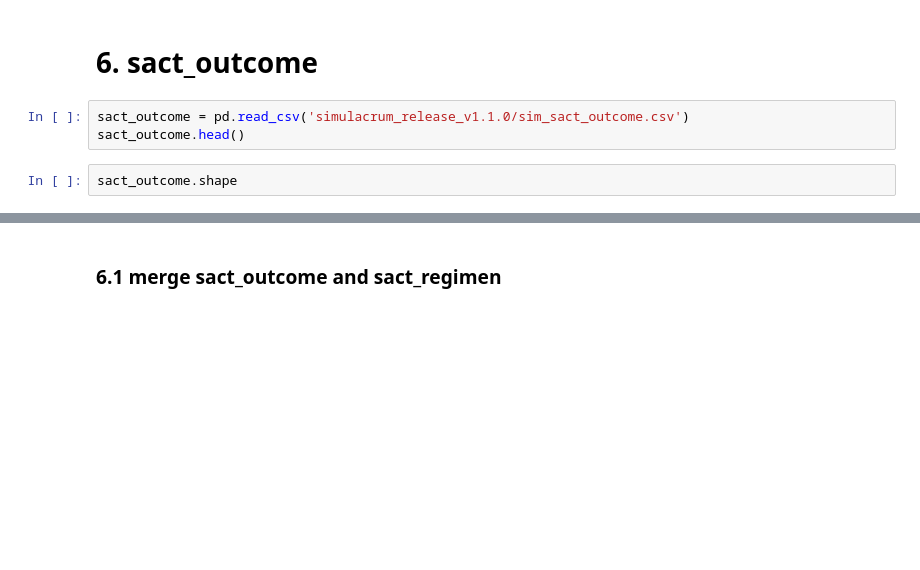
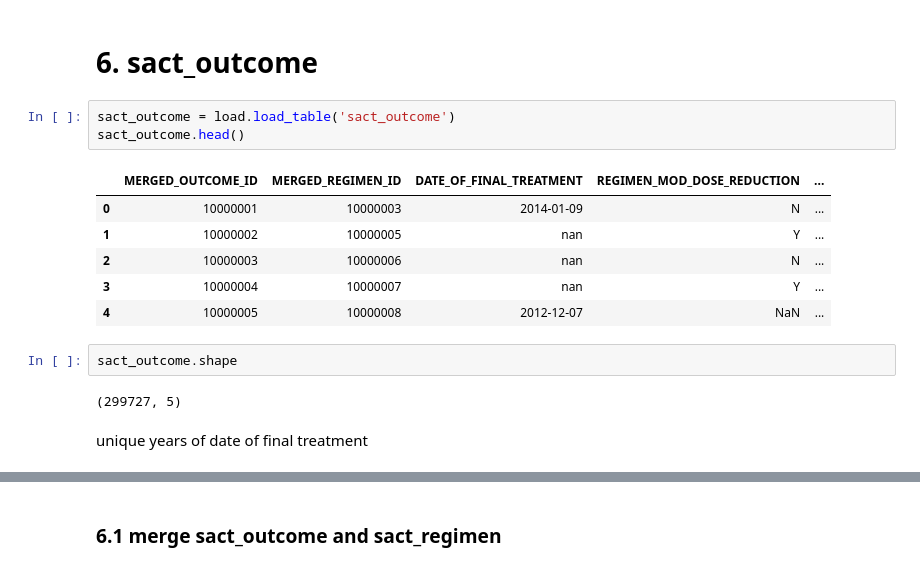
Before and after one commit to UCL-simulacrum/EDA, a Jupyter notebook: cancerdata_EDA.ipynb, the cells around one changed output, grey strips where cells are left out. Drawn from its saved outputs; the diff is of its cells as text; blank space fills up the shorter version.

```diff
--- a/cancerdata_EDA.ipynb
+++ b/cancerdata_EDA.ipynb
@@ -331,8 +376,19 @@ This is a frequency plot of primary diagnosis of patients with the different col
 this only shows the top 30 PRIMARY_DIAGNOSIS and top 30 BENCHMARK_GROUP
 # %% [markdown]
 # 6. sact_outcome
-# %%
-sact_outcome = pd.read_csv('simulacrum_release_v1.1.0/sim_sact_outcome.csv')
-sact_outcome.head()
+# %%
+sact_outcome = load.load_table('sact_outcome')
+sact_outcome.head()
+# %% [output]
+|  | MERGED_OUTCOME_ID | MERGED_REGIMEN_ID | DATE_OF_FINAL_TREATMENT | REGIMEN_MOD_DOSE_REDUCTION | ... |
+| 0 | 10000001 | 10000003 | 2014-01-09 | N | ... |
+| 1 | 10000002 | 10000005 | nan | Y | ... |
+| 2 | 10000003 | 10000006 | nan | N | ... |
+| 3 | 10000004 | 10000007 | nan | Y | ... |
+| 4 | 10000005 | 10000008 | 2012-12-07 | NaN | ... |
 # %%
 sact_outcome.shape
+# %% [output]
+(299727, 5)
+# %% [markdown]
+unique years of date of final treatment
```
Also changed, not shown: parts of 33 cells of this notebook.
